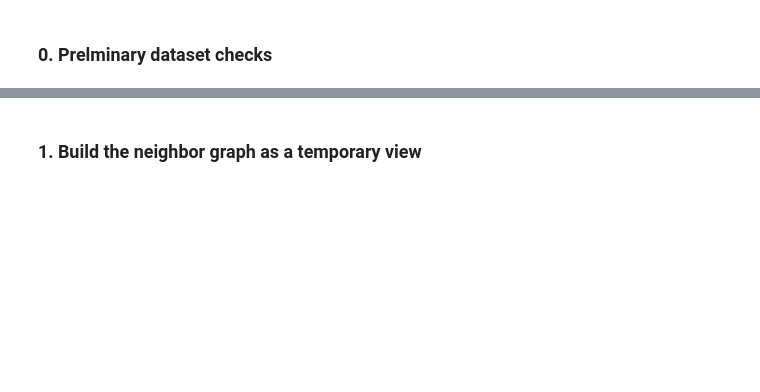
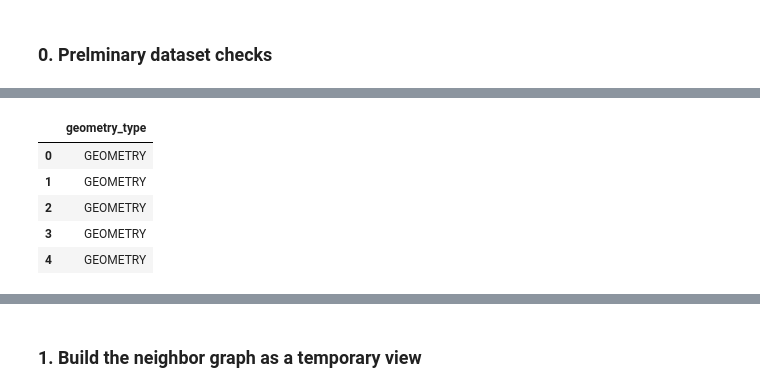
Before and after one commit to sralter/spatial_practice, a Jupyter notebook: sp.ipynb, the cells around one changed output, grey strips where cells are left out. Cells and saved outputs as stored; diff of their text form; code cells hidden in the pictures; blank space fills up the shorter version.

```diff
--- a/sp.ipynb
+++ b/sp.ipynb
@@ -202,3 +215,19 @@ from cs_raw;
+# %%
+display(
+	con.execute("""
+	select
+	    typeof(geometry) as geometry_type
+	from cs_spatial
+	limit 5;
+	""").df()
+)
+# %% [output]
+|  | geometry_type |
+| 0 | GEOMETRY |
+| 1 | GEOMETRY |
+| 2 | GEOMETRY |
+| 3 | GEOMETRY |
+| 4 | GEOMETRY |
 # %%
 preliminary_df = con.execute("""
 select
```
Also changed, not shown: parts of 18 cells of this notebook.
